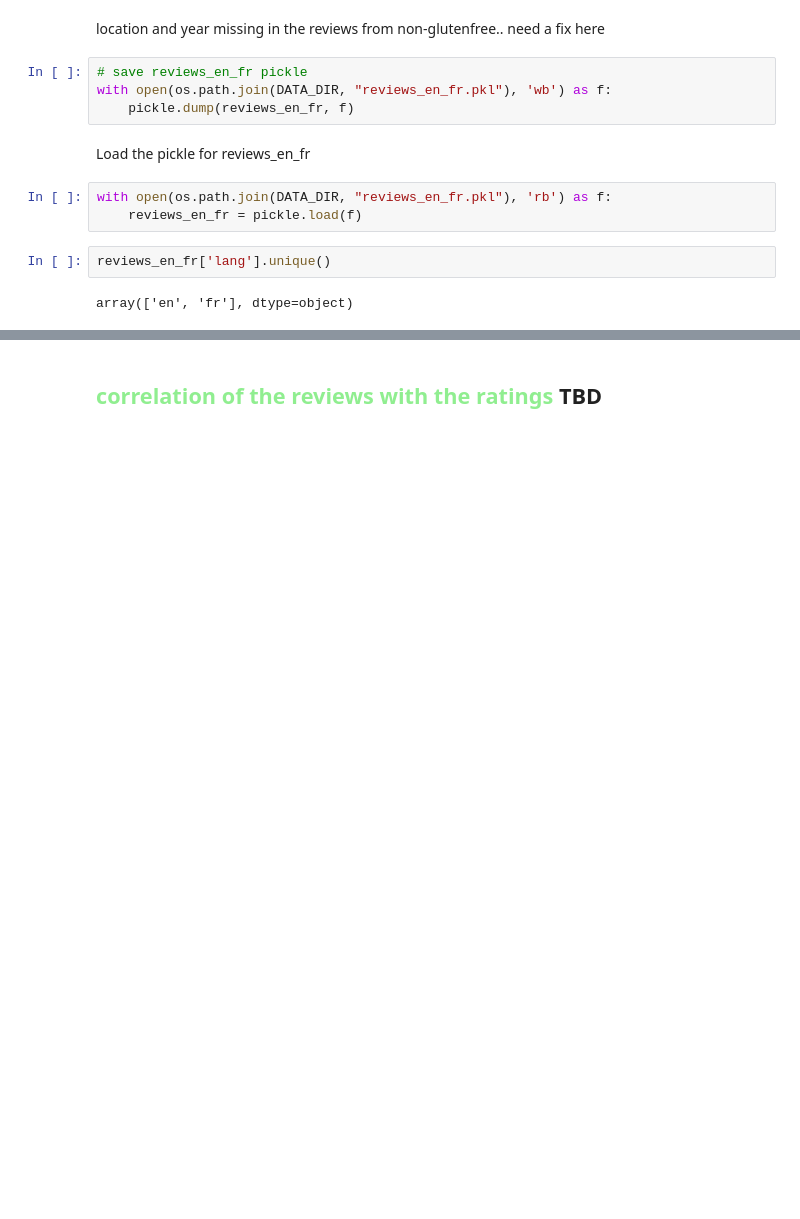
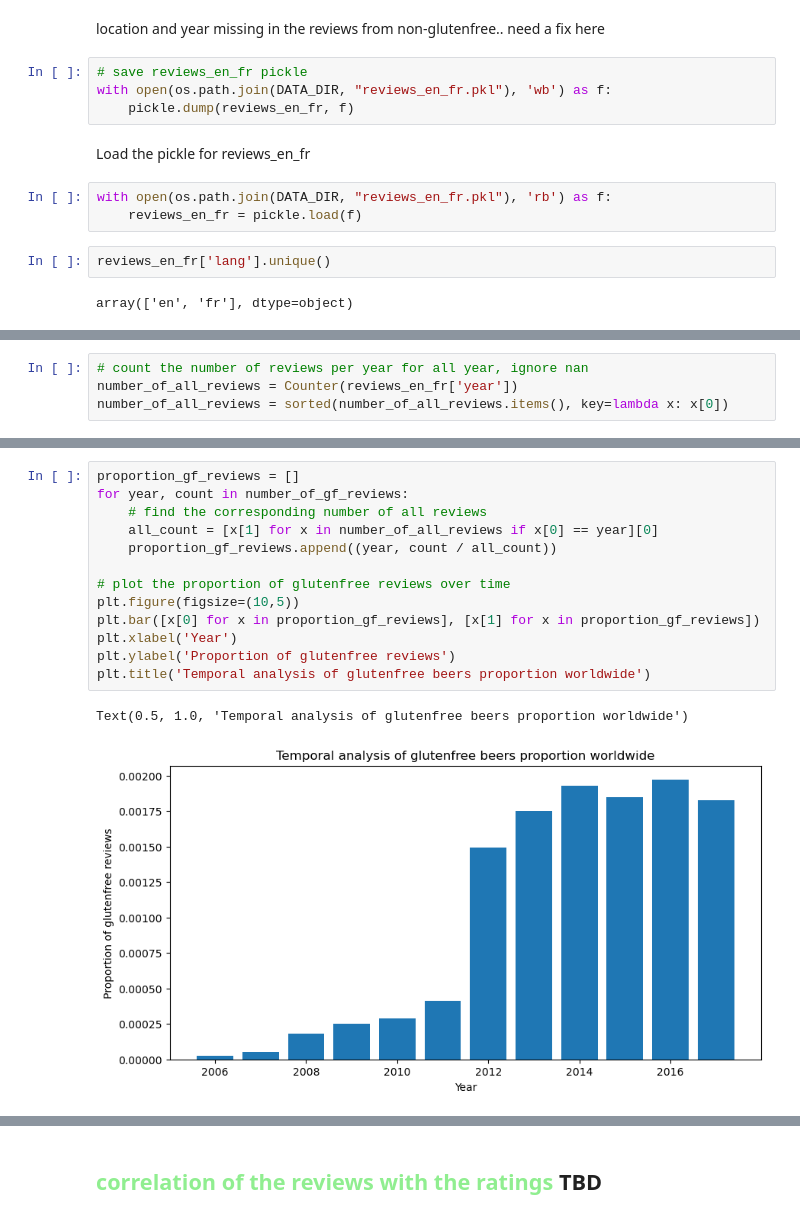
Before and after one commit to epfl-ada/ada-2023-project-adarescueteam, a Jupyter notebook: code/P3.ipynb, the cells around one changed output, grey strips where cells are left out. Cells and saved outputs as stored; diff of their text form; blank space fills up the shorter version.

```diff
--- a/code/P3.ipynb
+++ b/code/P3.ipynb
@@ -492,0 +557,4 @@ array(['en', 'fr'], dtype=object)
+# %%
+# count the number of reviews per year for all year, ignore nan
+number_of_all_reviews = Counter(reviews_en_fr['year'])
+number_of_all_reviews = sorted(number_of_all_reviews.items(), key=lambda x: x[0])
@@ -492,0 +576,16 @@ array(['en', 'fr'], dtype=object)
+# %%
+proportion_gf_reviews = []
+for year, count in number_of_gf_reviews:
+    # find the corresponding number of all reviews
+    all_count = [x[1] for x in number_of_all_reviews if x[0] == year][0]
+    proportion_gf_reviews.append((year, count / all_count))
+
+# plot the proportion of glutenfree reviews over time
+plt.figure(figsize=(10,5))
+plt.bar([x[0] for x in proportion_gf_reviews], [x[1] for x in proportion_gf_reviews])
+plt.xlabel('Year')
+plt.ylabel('Proportion of glutenfree reviews')
+plt.title('Temporal analysis of glutenfree beers proportion worldwide')
+# %% [output]
+Text(0.5, 1.0, 'Temporal analysis of glutenfree beers proportion worldwide')
+[figure, added]
```
Also changed, not shown: parts of 19 cells of this notebook.
